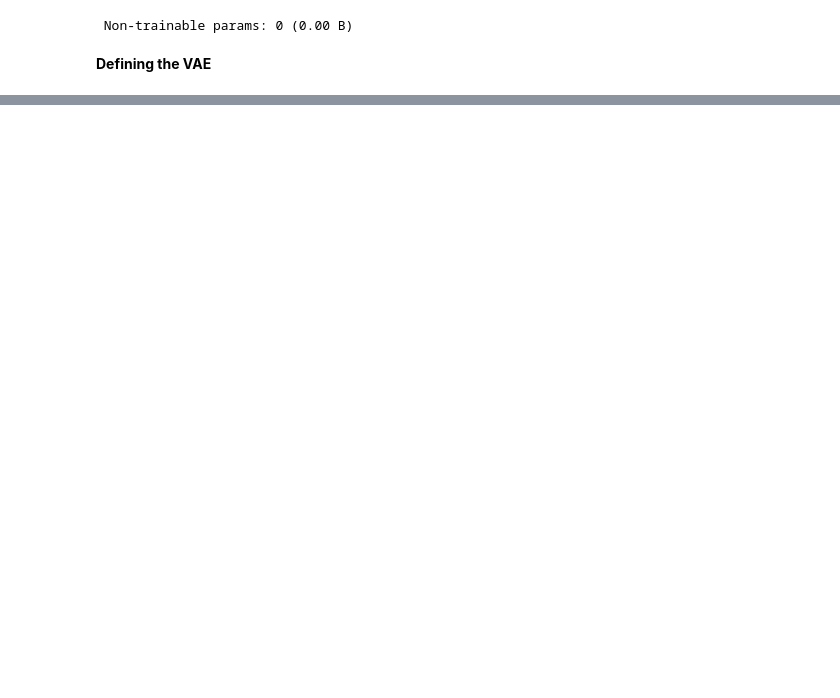
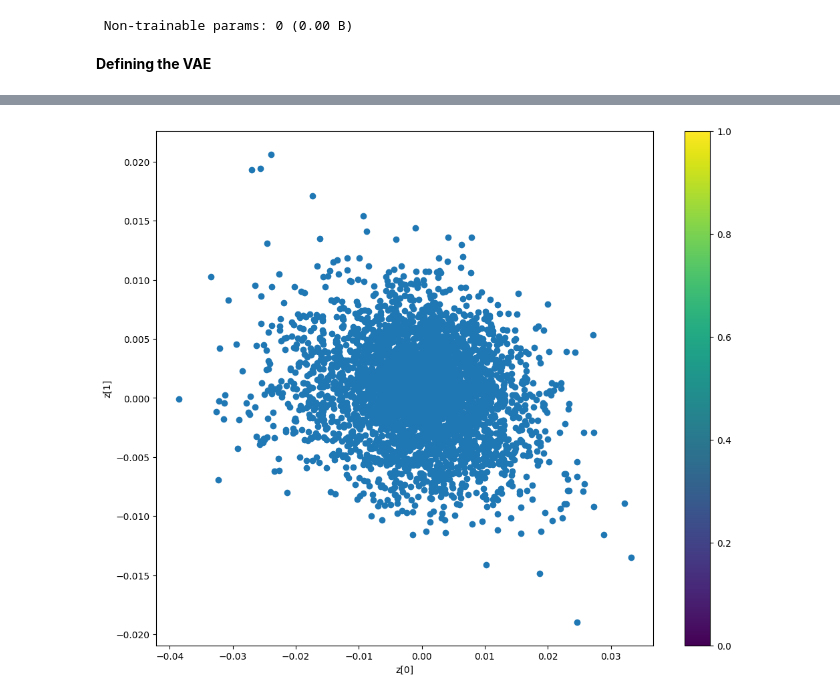
Before and after one commit to ruthhodgson/vae_for_qepet, a Jupyter notebook: new_vae.ipynb, the cells around one changed output, grey strips where cells are left out. Cells and saved outputs as stored; diff of their text form; code cells hidden in the pictures; blank space fills up the shorter version.

```diff
--- a/new_vae.ipynb
+++ b/new_vae.ipynb
@@ -440,0 +508,15 @@ TypeError: 'type' object does not support the context manager protocol
+# %%
+def plot_label_clusters(vae, data, labels):
+    # display a 2D plot of the digit classes in the latent space
+    z_mean, _, _ = vae.encoder.predict(data, verbose=0)
+    plt.figure(figsize=(12, 10))
+    plt.scatter(z_mean[:, 0], z_mean[:, 1])
+    plt.colorbar()
+    plt.xlabel("z[0]")
+    plt.ylabel("z[1]")
+    plt.show()
+
+
+plot_label_clusters(vae, X_train, y_train)
+# %% [output]
+[figure, added]
```
Also changed, not shown: parts of 9 cells of this notebook, 1 other file.
